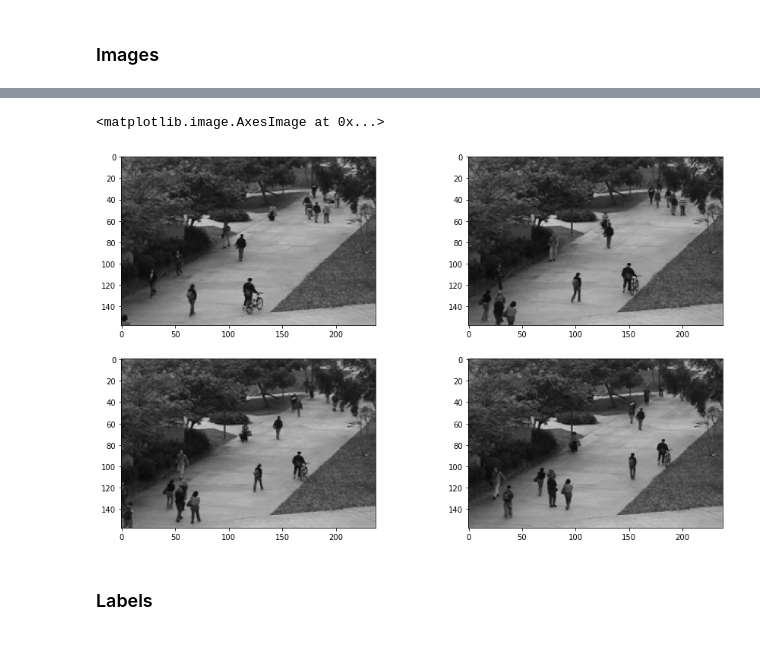
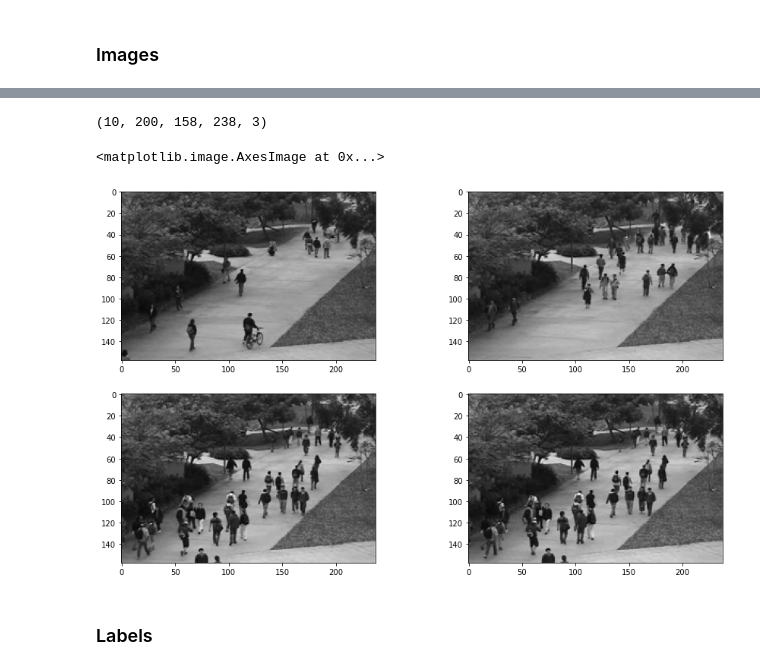
Before and after one commit to NGL-A/crowd-counting, a Jupyter notebook: Crowd_counting_code.ipynb, the cells around one changed output, grey strips where cells are left out. Cells and saved outputs as stored; diff of their text form; code cells hidden in the pictures.

```diff
--- a/Crowd_counting_code.ipynb
+++ b/Crowd_counting_code.ipynb
@@ -65,17 +70,20 @@ np.save("vidf1_33_000.npy",dataset_UCSD0)
 # %%
-vidf1_33_000 = np.load("vidf1_33_000.npy")
+images_UCFD = np.load("imgage_UCSD.npy")
+images_UCFD.shape
+# %% [output]
+(10, 200, 158, 238, 3)
 # %%
 # lest's display 4 images
 
 f, ax = plt.subplots(2,2, figsize = (15, 9))
 
-ax[0,0].imshow(vidf1_33_000[0])
-ax[0,1].imshow(vidf1_33_000[30])
-ax[1,0].imshow(vidf1_33_000[60])
-ax[1,1].imshow(vidf1_33_000[90])
+ax[0,0].imshow(images_UCFD[0][0])
+ax[0,1].imshow(images_UCFD[2][0])
+ax[1,0].imshow(images_UCFD[5][199])
+ax[1,1].imshow(images_UCFD[6][0])
 # %% [output]
 <matplotlib.image.AxesImage at 0x...>
-[figure, old version]
+[figure, new version]
 # %% [markdown]
 ### Labels
 # %%
```
Also changed, not shown: parts of 7 cells of this notebook.
